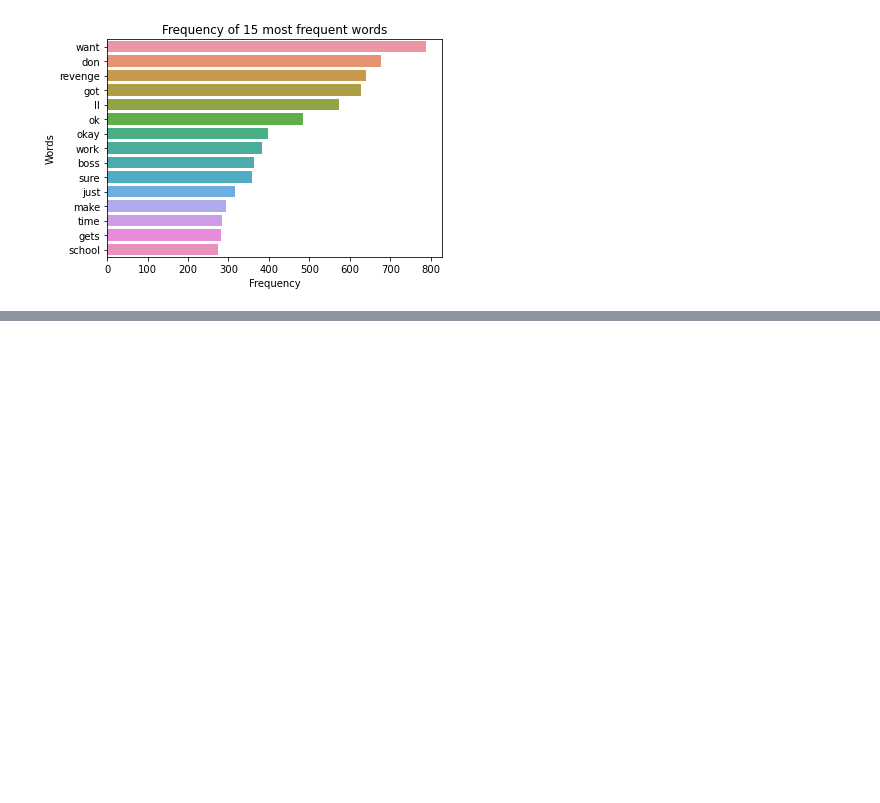
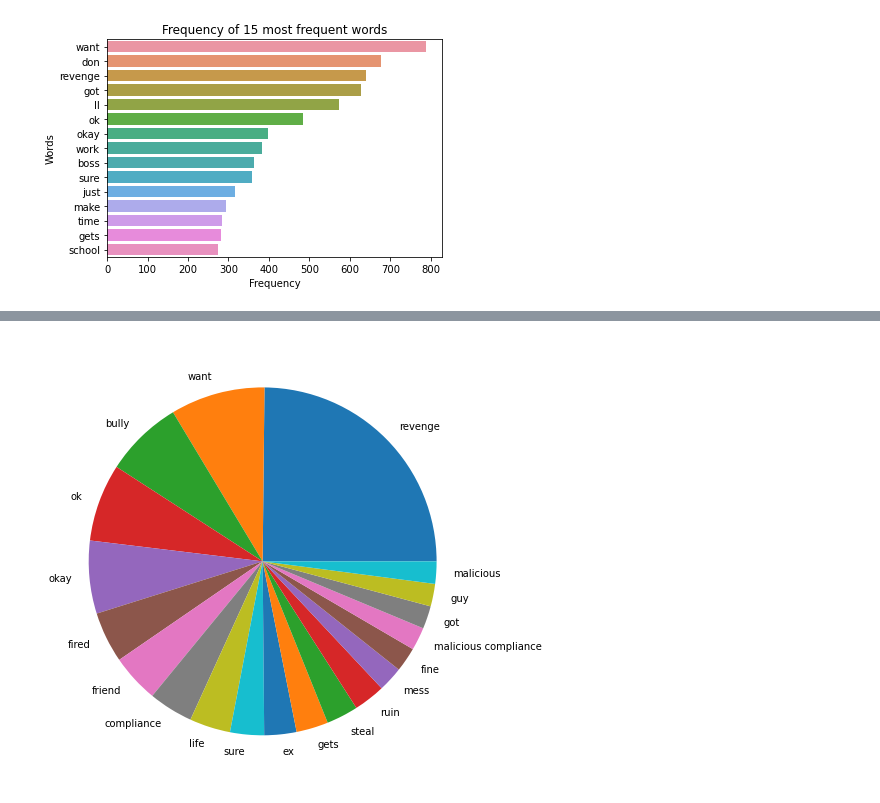
Before and after one commit to Daniel-Sun-99/Reddit-Post-Classification-NLP, a Jupyter notebook: code/VisualCreationRFCV.ipynb, the cells around one changed output, grey strips where cells are left out. Cells and saved outputs as stored; diff of their text form; code cells hidden in the pictures; blank space fills up the shorter version.

```diff
--- a/code/VisualCreationRFCV.ipynb
+++ b/code/VisualCreationRFCV.ipynb
@@ -116,0 +153,6 @@ plt.xlabel('Word/words');
+# %%
+plt.figure(figsize = (16, 8))
+plt.pie(labels = feature_importance['Variable'].head(20), x = feature_importance['Importance'].head(20), normalize = True)
+plt.savefig('../visuals/feature_pie.png');
+# %% [output]
+[figure, added]
```
Also changed, not shown: parts of 8 cells of this notebook, 11 other files.
